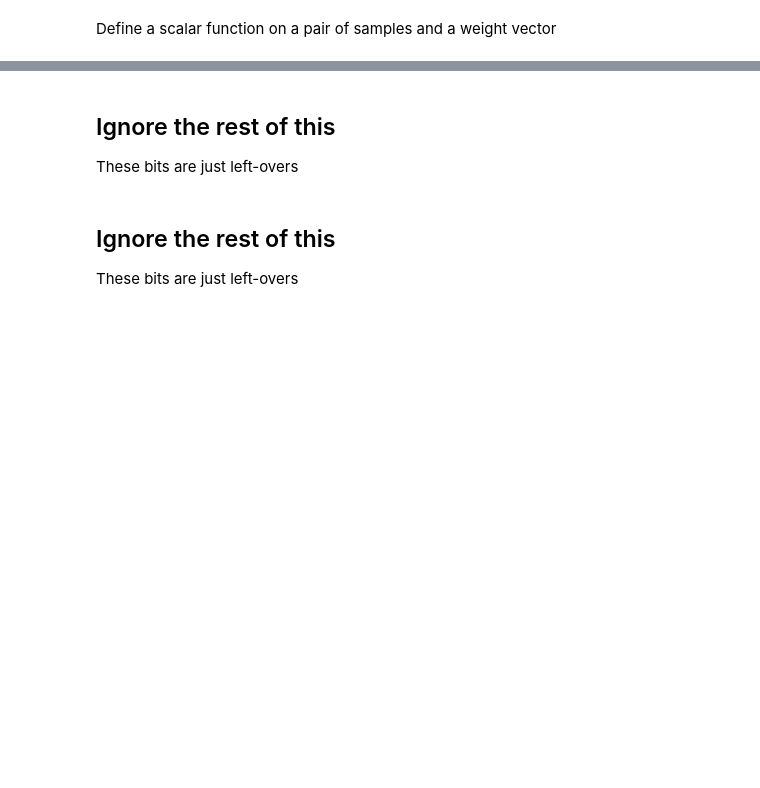
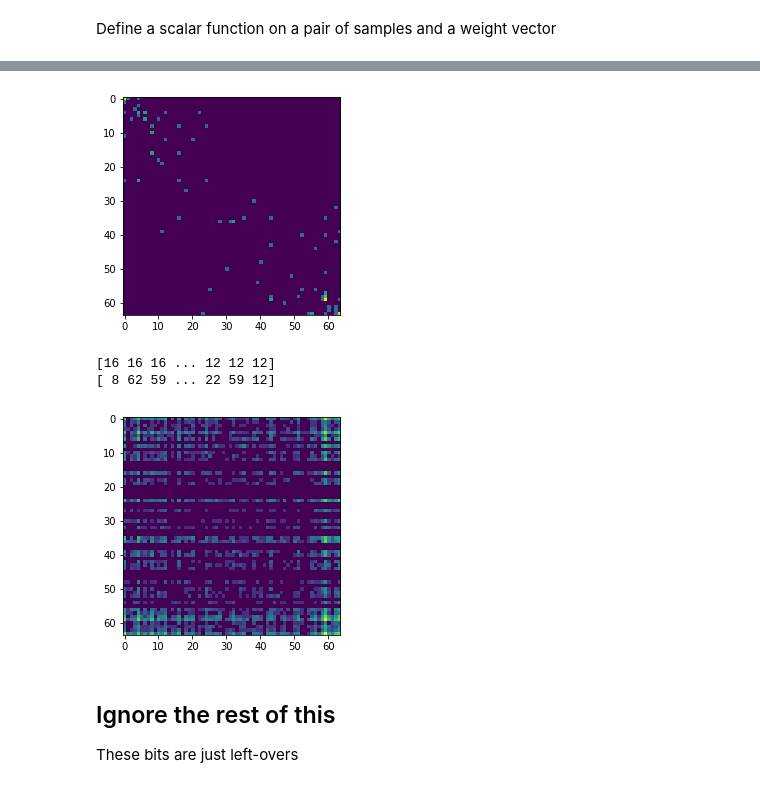
Before and after one commit to PSC-PublicHealth/synecoace, a Jupyter notebook: src/SampleModel.ipynb, the cells around one changed output, grey strips where cells are left out. Cells and saved outputs as stored; diff of their text form; code cells hidden in the pictures; blank space fills up the shorter version.

```diff
--- a/src/SampleModel.ipynb
+++ b/src/SampleModel.ipynb
@@ -251,6 +401,21 @@ print mutualInfo(cleanV, cleanV)
-# %% [markdown]
-## Ignore the rest of this ##
-These bits are just left-overs
+# %%
+testBins, nBins = whichBin(testSamps.values)
+rsltBins = whichBin(clean[0])[0]
+hM, xEdges, yEdges = np.histogram2d(testBins, rsltBins, bins=64)
+plt.imshow(np.log(hM + 1))
+plt.show()
+longTestBins = whichBin(expandedTestV)[0]
+print longTestBins
+longRsltBins = whichBin(cleanV)[0]
+print longRsltBins
+hM, xEdges, yEdges = np.histogram2d(longTestBins, longRsltBins, bins=64)
+plt.imshow(np.log(hM + 1))
+plt.show()
+# %% [output]
+[figure, added]
+[16 16 16 ... 12 12 12]
+[ 8 62 59 ... 22 59 12]
+[figure, added]
 # %% [markdown]
 ## Ignore the rest of this ##
 These bits are just left-overs
```
Also changed, not shown: parts of 19 cells of this notebook.
